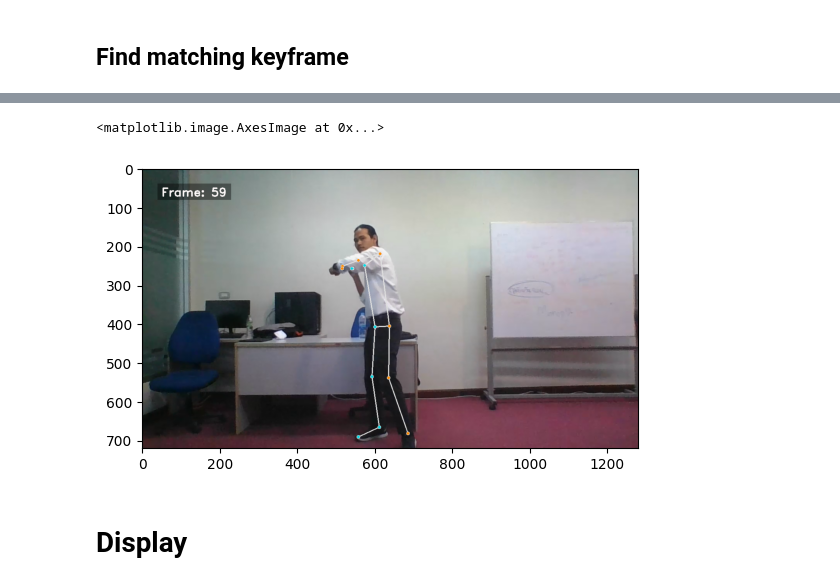
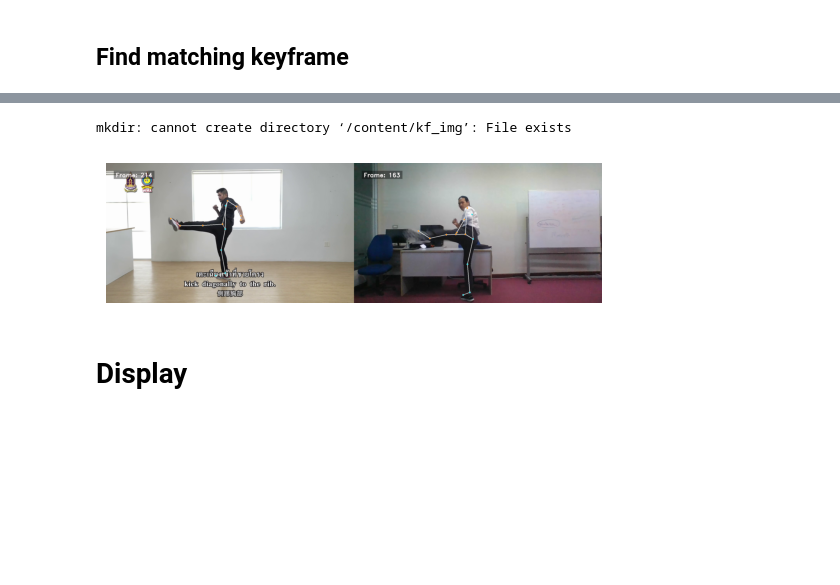
Before and after one commit to napongps/Muaythai-comparison, a Jupyter notebook: Muaythai_comparison_[Current].ipynb, the cells around one changed output, grey strips where cells are left out. Drawn from its saved outputs; the diff is of its cells as text; code cells hidden in the pictures; blank space fills up the shorter version.

```diff
--- a/Muaythai_comparison_[Current].ipynb
+++ b/Muaythai_comparison_[Current].ipynb
@@ -829,8 +834,3 @@ plt.imshow(all_frame_test[78][:,:,::-1])
-# %%
-plt.imshow(all_frame_test2[59][:,:,::-1])
-# %% [output]
-<matplotlib.image.AxesImage at 0x...>
-[figure, removed]
 # %%
 def dtw_keyframe(name_vid1:str, name_vid2: str, extracted_ladk_vid1: np.array, extracted_ladk_vid2: np.array, keyframes_list: list, sim_diff_function, path_finder, weight,
         norm_value=180, windows=50, thresh=False, MAW_method='aj', expo=False):
@@ -918,3 +923,19 @@ def dtw_keyframe(name_vid1:str, name_vid2: str, extracted_ladk_vid1: np.array, e
+# %%
+def save_kf_img(name_vid1, name_vid2, all_frame_vid1, all_frame_vid2, kf, stu_kf, des_path):
+
+    !mkdir '{des_path}{slash}kf_img'
+
+    for i,j in zip(kf, stu_kf):
+
+        match_kf_img = cv2.hconcat([all_frame_vid1[i][:,:,::-1], all_frame_vid2[j][:,:,::-1]])
+        plt.axis(False)
+        plt.imshow(match_kf_img)
+        plt.savefig('{}{}kf_img{}_{}_{}_{}_{}'.format(des_path, slash, slash, name_vid1, name_vid2, i, j),bbox_inches='tight')
+# %%
+save_kf_img('เตะเฉียงหน้า', 'เตะเฉียงหน้า_2', all_frame_test, all_frame_test2, keyframes_list, student_kf, '/content')
+# %% [output]
+mkdir: cannot create directory ‘/content/kf_img’: File exists
+[figure, added]
 # %% [markdown]
 # Display
 # %% [markdown]
```
Also changed, not shown: parts of 33 cells of this notebook.
